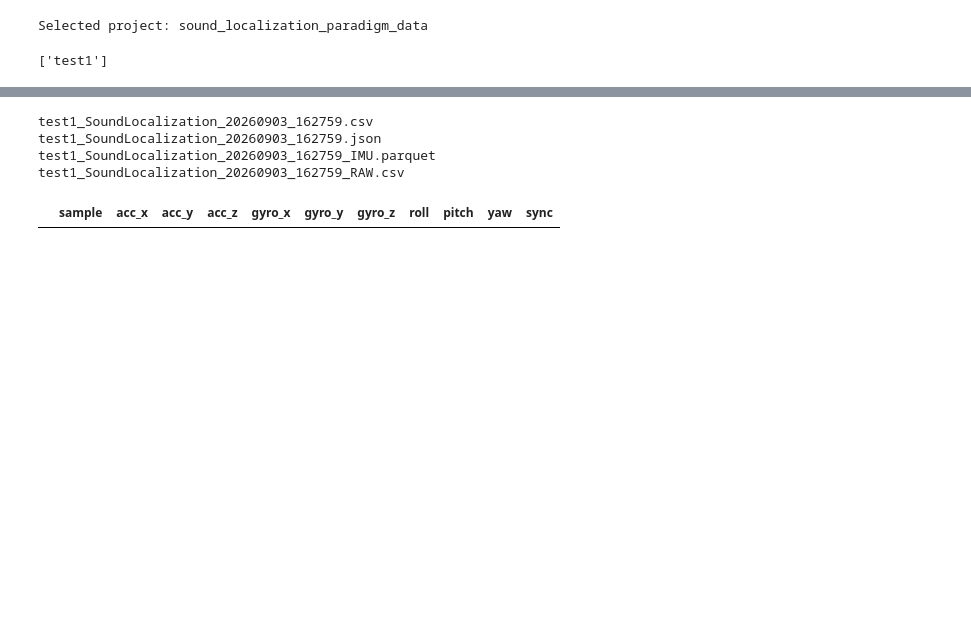
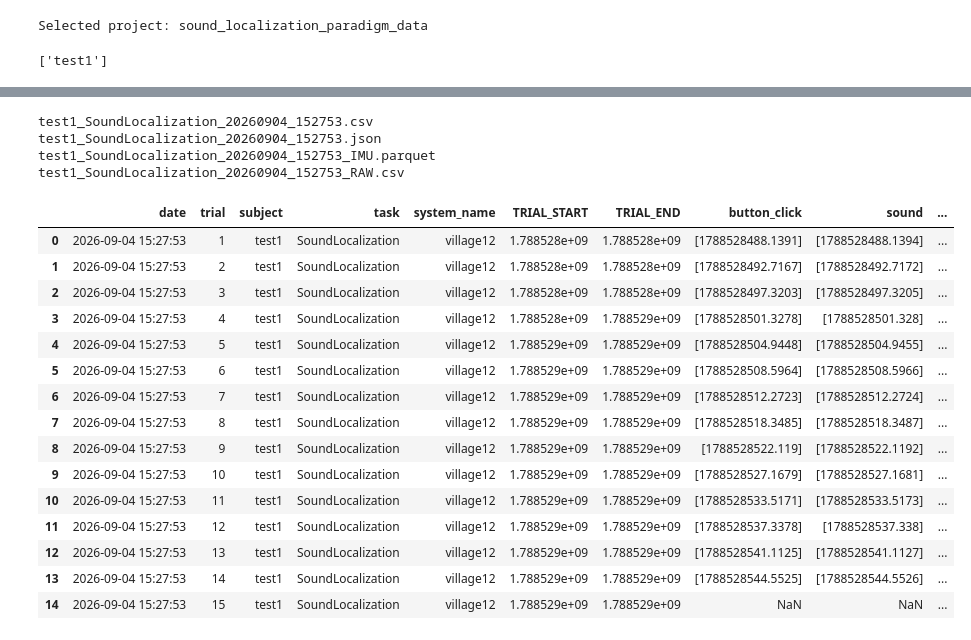
Before and after one commit to LearningCircuitsLab/sound_localization_paradigm, a Jupyter notebook: analysis.ipynb, the cells around one changed output, grey strips where cells are left out. Cells and saved outputs as stored; diff of their text form; code cells hidden in the pictures; blank space fills up the shorter version.

```diff
--- a/analysis.ipynb
+++ b/analysis.ipynb
@@ -102,20 +98,35 @@ test1_SoundLocalization_20260903_162759_RAW.csv
 # %%
 # select a specific session
-session_date = "20260903_162759"
+session_date = "20260904_152753"
 # see the datasets for that session
 valid_files = [f for f in files if session_date in f.name]
 for f in valid_files:
     print(f.name)
 # %% [output]
-test1_SoundLocalization_20260903_162759.csv
-test1_SoundLocalization_20260903_162759.json
-test1_SoundLocalization_20260903_162759_IMU.parquet
-test1_SoundLocalization_20260903_162759_RAW.csv
+test1_SoundLocalization_20260904_152753.csv
+test1_SoundLocalization_20260904_152753.json
+test1_SoundLocalization_20260904_152753_IMU.parquet
+test1_SoundLocalization_20260904_152753_RAW.csv
 # %%
 # load them
 sessiondf = pd.read_csv([f for f in valid_files if f.name.endswith(f"{session_date}.csv")][0], sep=";")
 imu = pd.read_parquet([f for f in valid_files if f.name.endswith(f"{session_date}_IMU.parquet")][0])
 # %%
-imu
+sessiondf
 # %% [output]
-|  | sample | acc_x | acc_y | acc_z | gyro_x | gyro_y | gyro_z | roll | pitch | yaw | sync |
+|  | date | trial | subject | task | system_name | TRIAL_START | TRIAL_END | button_click | sound | ... |
+| 0 | 2026-09-04 15:27:53 | 1 | test1 | SoundLocalization | village12 | 1.788528e+09 | 1.788528e+09 | [1788528488.1391] | [1788528488.1394] | ... |
+| 1 | 2026-09-04 15:27:53 | 2 | test1 | SoundLocalization | village12 | 1.788528e+09 | 1.788528e+09 | [1788528492.7167] | [1788528492.7172] | ... |
+| 2 | 2026-09-04 15:27:53 | 3 | test1 | SoundLocalization | village12 | 1.788528e+09 | 1.788528e+09 | [1788528497.3203] | [1788528497.3205] | ... |
+| 3 | 2026-09-04 15:27:53 | 4 | test1 | SoundLocalization | village12 | 1.788528e+09 | 1.788529e+09 | [1788528501.3278] | [1788528501.328] | ... |
+| 4 | 2026-09-04 15:27:53 | 5 | test1 | SoundLocalization | village12 | 1.788529e+09 | 1.788529e+09 | [1788528504.9448] | [1788528504.9455] | ... |
+| 5 | 2026-09-04 15:27:53 | 6 | test1 | SoundLocalization | village12 | 1.788529e+09 | 1.788529e+09 | [1788528508.5964] | [1788528508.5966] | ... |
+| 6 | 2026-09-04 15:27:53 | 7 | test1 | SoundLocalization | village12 | 1.788529e+09 | 1.788529e+09 | [1788528512.2723] | [1788528512.2724] | ... |
+| 7 | 2026-09-04 15:27:53 | 8 | test1 | SoundLocalization | village12 | 1.788529e+09 | 1.788529e+09 | [1788528518.3485] | [1788528518.3487] | ... |
+| 8 | 2026-09-04 15:27:53 | 9 | test1 | SoundLocalization | village12 | 1.788529e+09 | 1.788529e+09 | [1788528522.119] | [1788528522.1192] | ... |
+| 9 | 2026-09-04 15:27:53 | 10 | test1 | SoundLocalization | village12 | 1.788529e+09 | 1.788529e+09 | [1788528527.1679] | [1788528527.1681] | ... |
+| 10 | 2026-09-04 15:27:53 | 11 | test1 | SoundLocalization | village12 | 1.788529e+09 | 1.788529e+09 | [1788528533.5171] | [1788528533.5173] | ... |
+| 11 | 2026-09-04 15:27:53 | 12 | test1 | SoundLocalization | village12 | 1.788529e+09 | 1.788529e+09 | [1788528537.3378] | [1788528537.338] | ... |
+| 12 | 2026-09-04 15:27:53 | 13 | test1 | SoundLocalization | village12 | 1.788529e+09 | 1.788529e+09 | [1788528541.1125] | [1788528541.1127] | ... |
+| 13 | 2026-09-04 15:27:53 | 14 | test1 | SoundLocalization | village12 | 1.788529e+09 | 1.788529e+09 | [1788528544.5525] | [1788528544.5526] | ... |
+| 14 | 2026-09-04 15:27:53 | 15 | test1 | SoundLocalization | village12 | 1.788529e+09 | 1.788529e+09 | NaN | NaN | ... |
```
Also changed, not shown: parts of 12 cells of this notebook.
